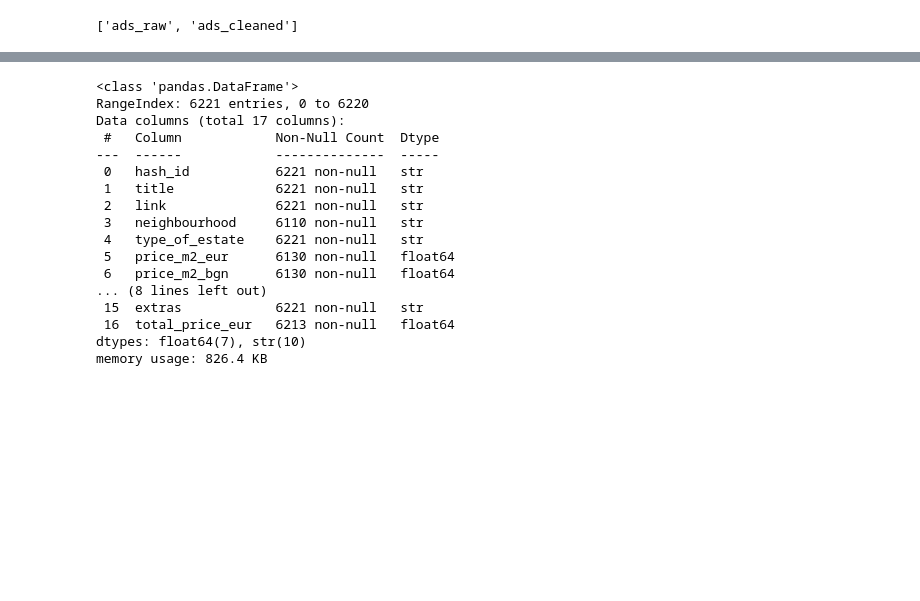
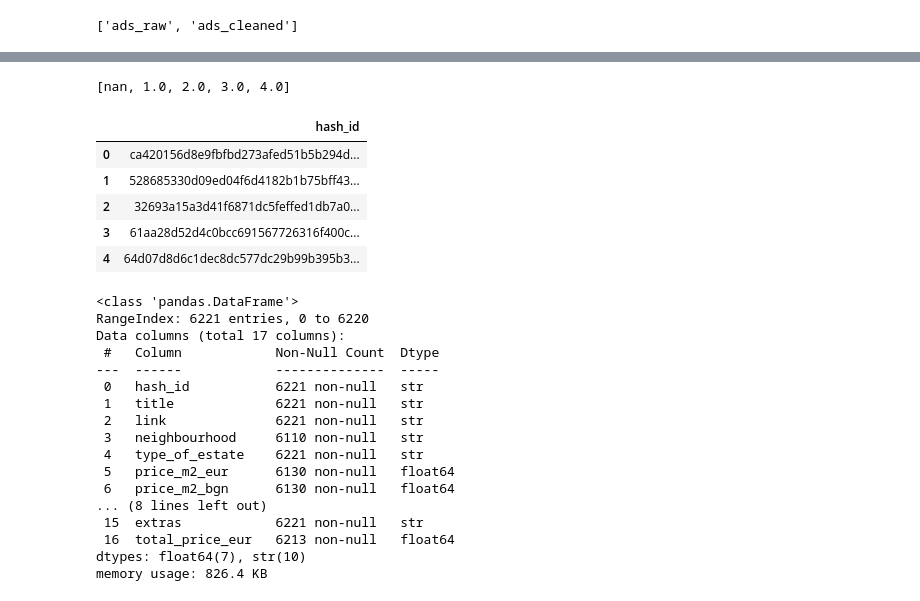
Before and after one commit to ssstoev/Domify, a Jupyter notebook: backend/exploration/ads_cleaned_explore.ipynb, the cells around one changed output, grey strips where cells are left out. Saved outputs shown, nothing was run; the diff lists cells and outputs as text; code cells hidden in the pictures; blank space fills up the shorter version.

```diff
--- a/backend/exploration/ads_cleaned_explore.ipynb
+++ b/backend/exploration/ads_cleaned_explore.ipynb
@@ -32,6 +32,29 @@ ads_cleaned.head()
 | 2 | db86942d1b1b8fc970e32022d5f548165... | Имот - продава Магазин, в София, ... | https://www.imoti.net/bg/obiava/p... | Гео Милев | магазин | 87885.0 | 2835.0 | 5545.72 | ... |
 | 3 | ca420156d8e9fbfbd273afed51b5b294d... | Имот - продава Едностаен апартаме... | https://www.imoti.net/bg/obiava/p... | Овча Купел | жилище | 92512.0 | 1888.0 | 3692.13 | ... |
 | 4 | 528685330d09ed04f6d4182b1b75bff43... | Имот - продава Едностаен апартаме... | https://www.imoti.net/bg/obiava/p... | Фондови Жилища | жилище | 95975.0 | 1745.0 | 3413.81 | ... |
+# %%
+ads_cleaned["nr_of_rooms"].unique().tolist()
+# %% [output]
+[nan, 1.0, 2.0, 3.0, 4.0]
+# %%
+conn = sqlite3.connect("../scraper/data/ads_storage.db")
+cursor = conn.cursor()
+
+query = '''SELECT hash_id FROM ads_cleaned WHERE nr_of_rooms = 1'''
+cursor.execute(query)
+rows = cursor.fetchall()
+
+columns = [description[0] for description in cursor.description]
+
+ads_cleaned = pd.DataFrame(data=rows, columns=columns)
+ads_cleaned.head()
+# %% [output]
+|  | hash_id |
+| 0 | ca420156d8e9fbfbd273afed51b5b294d... |
+| 1 | 528685330d09ed04f6d4182b1b75bff43... |
+| 2 | 32693a15a3d41f6871dc5feffed1db7a0... |
+| 3 | 61aa28d52d4c0bcc691567726316f400c... |
+| 4 | 64d07d8d6c1dec8dc577dc29b99b395b3... |
 # %%
 conn = sqlite3.connect("../scraper/data/ads_storage.db")
 cursor = conn.cursor()
```
Also changed, not shown: parts of 1 cell of this notebook, 16 other files.
